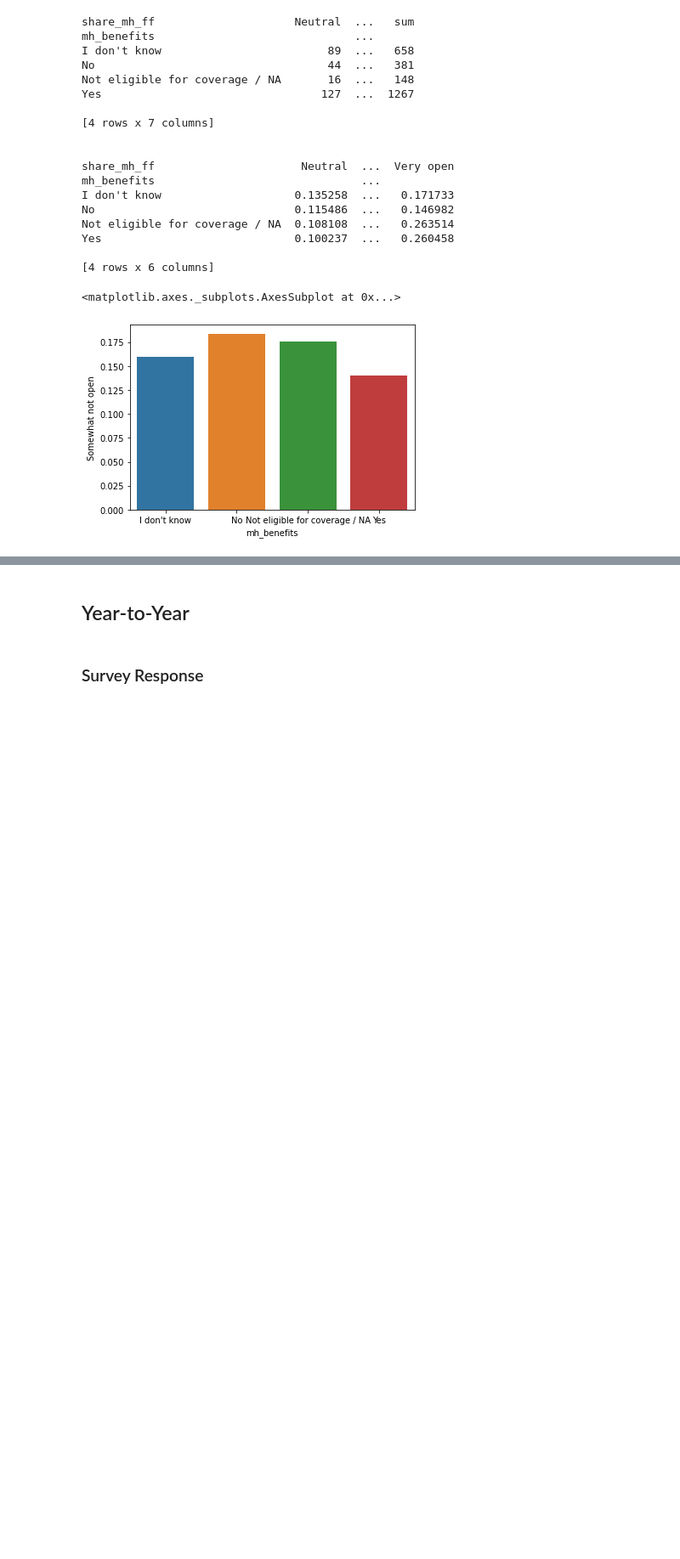
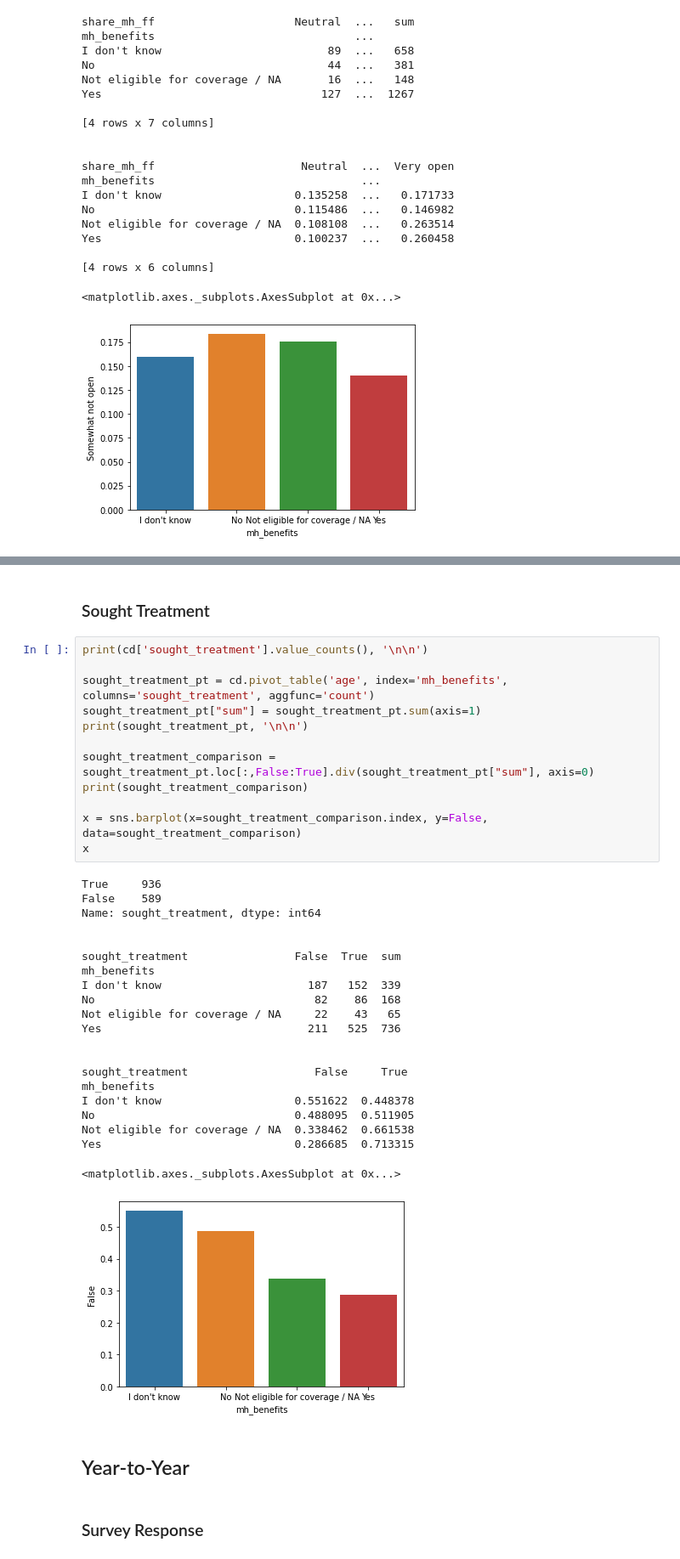
Before and after one commit to alexisbianco0919/compsci216-project, a Jupyter notebook: mh_benefits_analysis.ipynb, the cells around one changed output, grey strips where cells are left out. Shown at 85% size. Saved outputs shown, nothing was run; the diff lists cells and outputs as text; blank space fills up the shorter version.

```diff
--- a/mh_benefits_analysis.ipynb
+++ b/mh_benefits_analysis.ipynb
@@ -313,3 +429,39 @@ Yes                             0.100237  ...   0.260458
+# %% [markdown]
+### Sought Treatment
+# %%
+print(cd['sought_treatment'].value_counts(), '\n\n')
+
+sought_treatment_pt = cd.pivot_table('age', index='mh_benefits', columns='sought_treatment', aggfunc='count')
+sought_treatment_pt["sum"] = sought_treatment_pt.sum(axis=1)
+print(sought_treatment_pt, '\n\n')
+
+sought_treatment_comparison = sought_treatment_pt.loc[:,False:True].div(sought_treatment_pt["sum"], axis=0)
+print(sought_treatment_comparison)
+
+x = sns.barplot(x=sought_treatment_comparison.index, y=False, data=sought_treatment_comparison)
+x
+# %% [output]
+True     936
+False    589
+Name: sought_treatment, dtype: int64
+
+
+sought_treatment                False  True  sum
+mh_benefits
+I don't know                      187   152  339
+No                                 82    86  168
+Not eligible for coverage / NA     22    43   65
+Yes                               211   525  736
+
+
+sought_treatment                   False     True
+mh_benefits
+I don't know                    0.551622  0.448378
+No                              0.488095  0.511905
+Not eligible for coverage / NA  0.338462  0.661538
+Yes                             0.286685  0.713315
+<matplotlib.axes._subplots.AxesSubplot at 0x...>
+[figure, added]
 # %% [markdown]
 ## Year-to-Year
 # %% [markdown]
```
Also changed, not shown: parts of 8 cells of this notebook.
